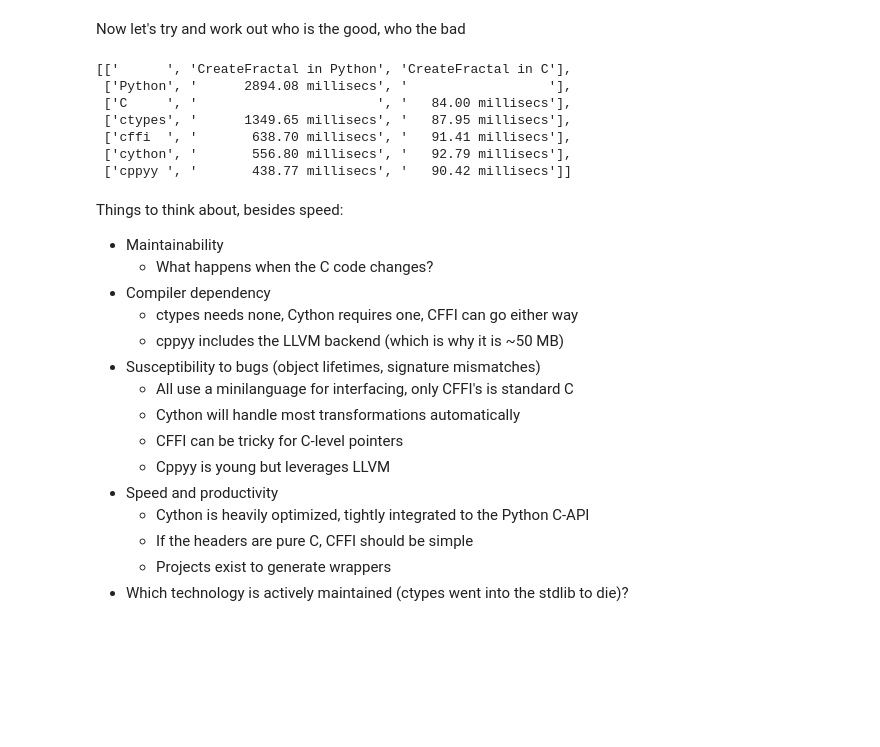
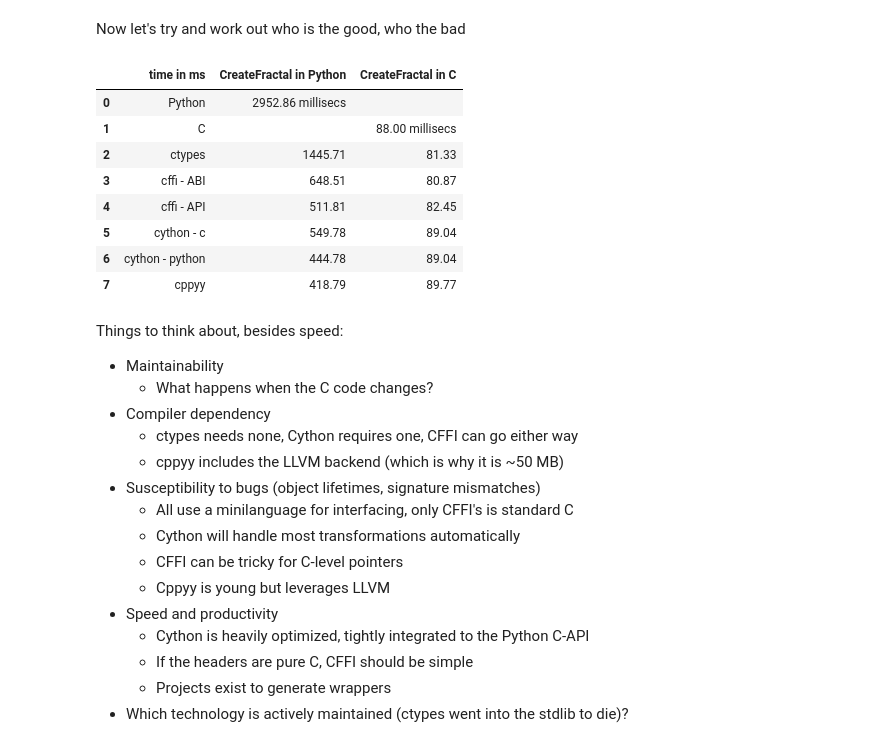
Before and after one commit to mattip/c_from_python, a Jupyter notebook: c_from_python.ipynb, the cells around one changed output. Cells and saved outputs as stored; diff of their text form; code cells hidden in the pictures; blank space fills up the shorter version.

Commit message:
ENH: add native cython and cffi API mode

```diff
--- a/c_from_python.ipynb
+++ b/c_from_python.ipynb
@@ -392,7 +395,7 @@ the python implementation of [create_fractal](#The-looping-function) which calls
 # Initializing an image looks just like C. Note two things:
 # - ffi has state, that is the point of creating an ffi object
 # - img is a "pointer", so we use img[0] to dereference it
-img = ffi.new('cImg[1]')
+img = ffi.new('Img[1]')
 img[0].width = width
 img[0].height = height
 #img[0].data = ffi.new('unsigned char[%d]' % (width*height,)) # NO NO NO NO
@@ -414,8 +417,8 @@ value = ffi.new('unsigned char[1]')
 s = timer()
 create_fractal(img[0], 20, dll.mandel, value)
 e = timer()
-cffi_fractal = e - s
-print('cffi calling mandel required {:.2f} millisecs'.format(1000*cffi_fractal))
+cffi1_mandel = e - s
+print('cffi calling mandel required {:.2f} millisecs'.format(1000*cffi1_mandel))
 im = Image.frombuffer('L', (width, height), ffi.buffer(data2), 'raw', 'L', 0, 1)
 im.save('cffi_mandel.png')
 # %% [output]
@@ -491,8 +573,8 @@ value = bytearray(1)
 s = timer()
 create_fractal(image, 20, cython_mandel, value)
 e = timer()
-cython_fractal = e - s
-print('cython many calls required {:.2f} millisecs'.format(1000*cython_fractal))
+cython1_mandel = e - s
+print('cython many calls required {:.2f} millisecs'.format(1000*cython1_mandel))
 im = Image.frombuffer("L", (width, height), image.data, "raw", "L", 0, 1)
 im.save('cython_mandel.png')
 # %% [output]
@@ -512,0 +616,8 @@ fig.show()
+# %%
+s = timer()
+create_fractal(image, 20, cython_mandel2, value)
+e = timer()
+cython2_mandel = e - s
+print('cython many calls required {:.2f} millisecs'.format(1000*cython2_mandel))
+im = Image.frombuffer("L", (width, height), image.data, "raw", "L", 0, 1)
+im.save('cython_mandel.png')
@@ -581,8 +698,8 @@ s = timer()
 oneval = bytearray(1)
 create_fractal(cppyy_image, 20, cppyy.gbl.mandel, oneval)
 e = timer()
-cppyy_fractal = e - s
-print('cppyy many calls required {:.2f} millisecs'.format(1000*cppyy_fractal))
+cppyy_mandel = e - s
+print('cppyy many calls required {:.2f} millisecs'.format(1000*cppyy_mandel))
 im = Image.frombuffer("L", (width, height), image.data, "raw", "L", 0, 1)
 im.save('cppyy_mandel.png')
 # %% [output]
@@ -604,23 +721,29 @@ fig.show()
 # %% [markdown]
 Now let's try and work out who is the good, who the bad
 # %%
-import pprint
-pprint.pprint([['      ', 'CreateFractal in Python', 'CreateFractal in C'],
-              ['Python', '{:13.2f} millisecs'.format(1000*pure_python), '{:18s}'.format('')],
-              ['C     ', '{:23s}'.format(''), '{:8.2f} millisecs'.format(pure_c)],
-              ['ctypes', '{:13.2f} millisecs'.format(1000*ctypes_createfractal), '{:8.2f} millisecs'.format(1000*ctypes_onecall)],
-              ['cffi  ', '{:13.2f} millisecs'.format(1000*cffi_fractal), '{:8.2f} millisecs'.format(1000*cffi_onecall)],
-              ['cython', '{:13.2f} millisecs'.format(1000*cython_fractal), '{:8.2f} millisecs'.format(1000*cython_onecall)],
-              ['cppyy ', '{:13.2f} millisecs'.format(1000*cppyy_fractal), '{:8.2f} millisecs'.format(1000*cppyy_onecall)],
-             ])
+import pandas as pd
+data = [
+ ['Python',          '{:13.2f} millisecs'.format(1000*pure_python), ''],
+ ['C     ',          '', '{:8.2f} millisecs'.format(pure_c)],
+ ['ctypes',          '{:13.2f}'.format(1000*ctypes_mandel), '{:8.2f}'.format(1000*ctypes_onecall)],
+ ['cffi - ABI',      '{:13.2f}'.format(1000*cffi1_mandel), '{:8.2f}'.format(1000*cffi_onecall)],
+ ['cffi - API',      '{:13.2f}'.format(1000*cffiAPI_mandel), '{:8.2f}'.format(1000*cffiAPI_onecall)],
+ ['cython - c',      '{:13.2f}'.format(1000*cython1_mandel), '{:8.2f}'.format(1000*cython_onecall)],
+ ['cython - python', '{:13.2f}'.format(1000*cython2_mandel), '{:8.2f}'.format(1000*cython_onecall)],
+ ['cppyy ',          '{:13.2f}'.format(1000*cppyy_mandel), '{:8.2f}'.format(1000*cppyy_onecall)],
+
+]
+pd.DataFrame(data, columns=['time in ms', 'CreateFractal in Python', 'CreateFractal in C'])
 # %% [output]
-[['      ', 'CreateFractal in Python', 'CreateFractal in C'],
- ['Python', '      2894.08 millisecs', '                  '],
- ['C     ', '                       ', '   84.00 millisecs'],
- ['ctypes', '      1349.65 millisecs', '   87.95 millisecs'],
- ['cffi  ', '       638.70 millisecs', '   91.41 millisecs'],
- ['cython', '       556.80 millisecs', '   92.79 millisecs'],
- ['cppyy ', '       438.77 millisecs', '   90.42 millisecs']]
+|  | time in ms | CreateFractal in Python | CreateFractal in C |
+| 0 | Python | 2952.86 millisecs |  |
+| 1 | C |  | 88.00 millisecs |
+| 2 | ctypes | 1445.71 | 81.33 |
+| 3 | cffi - ABI | 648.51 | 80.87 |
+| 4 | cffi - API | 511.81 | 82.45 |
+| 5 | cython - c | 549.78 | 89.04 |
+| 6 | cython - python | 444.78 | 89.04 |
+| 7 | cppyy | 418.79 | 89.77 |
 # %% [markdown]
 Things to think about, besides speed:
 
```
Also changed, not shown: parts of 24 cells of this notebook, 3 other files.
